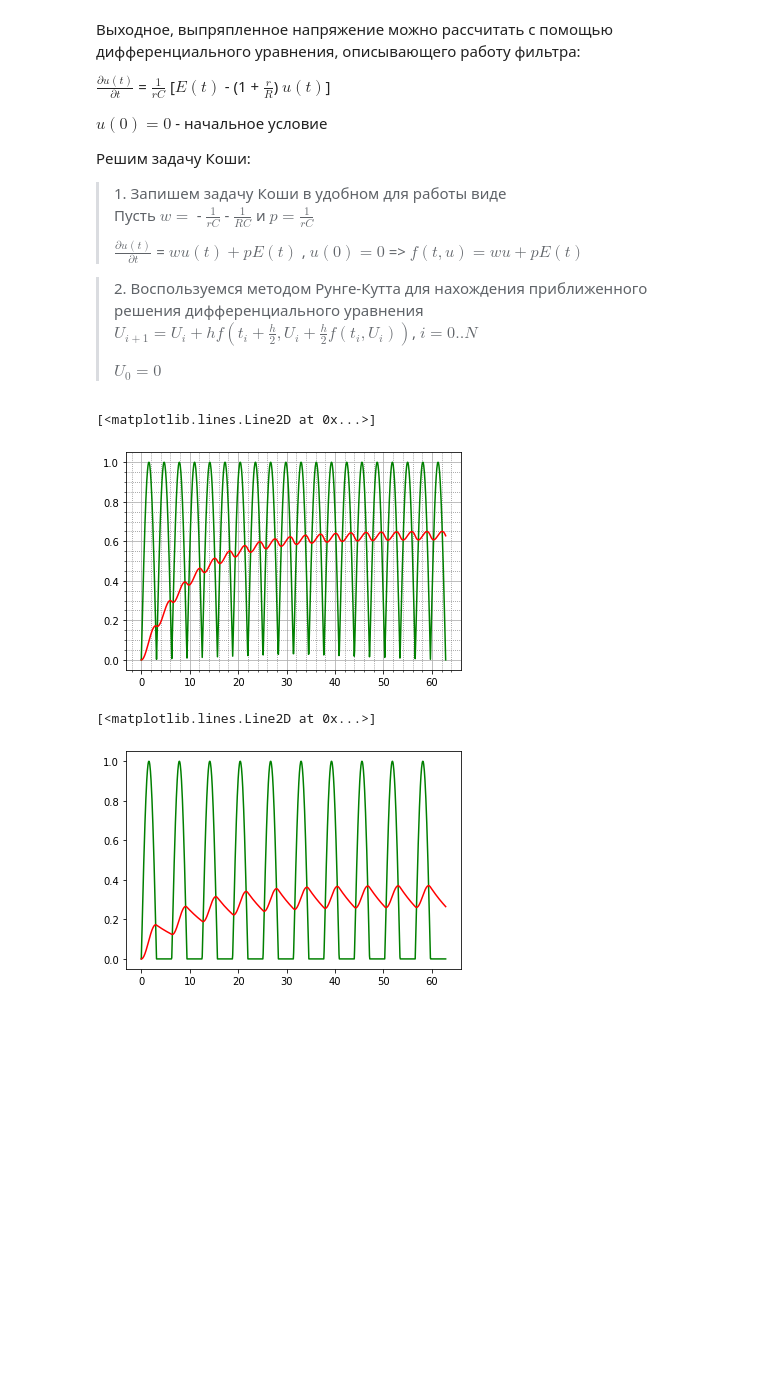
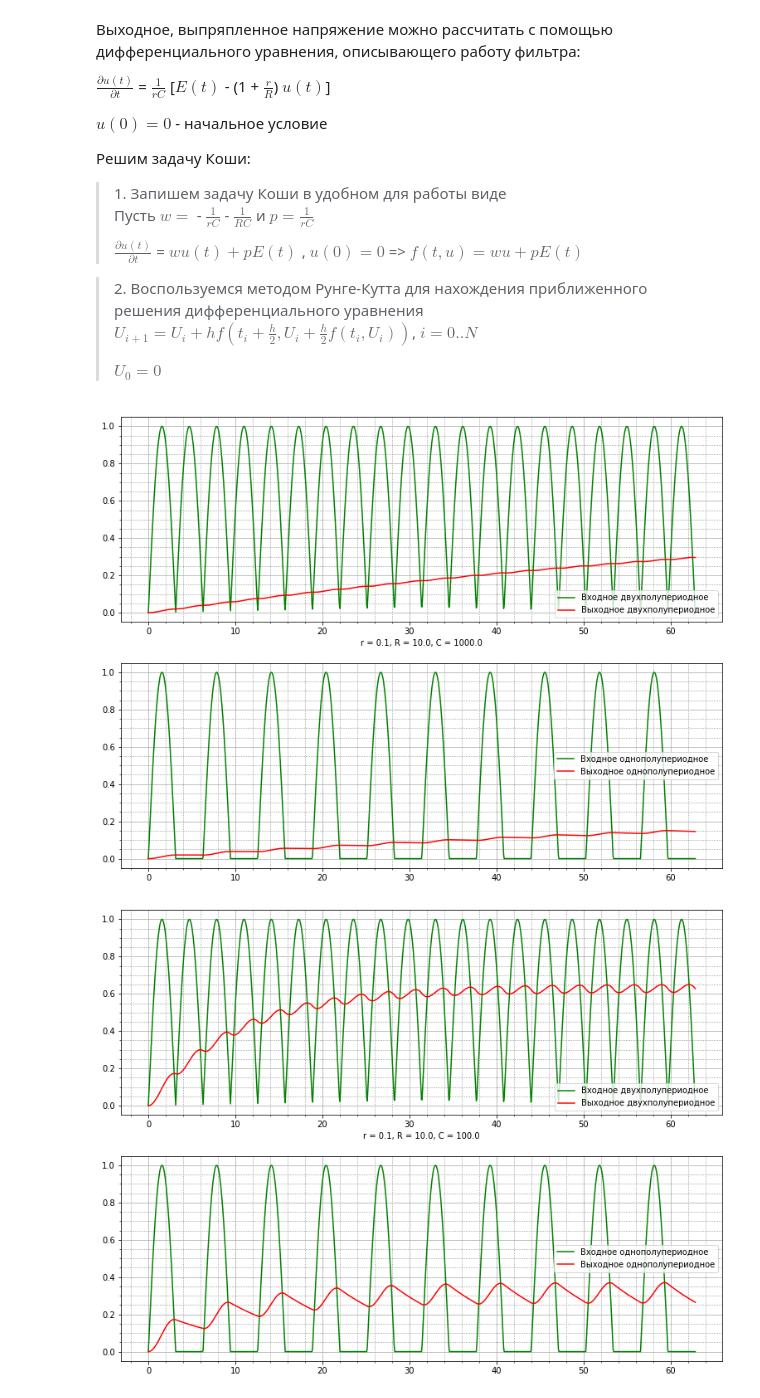
Before and after one commit to petmila/ITMO_Physics, a Jupyter notebook: Model_Wavering_3_sem/11D_Straightening_with_filtration.ipynb, the cells around one changed output. Drawn from its saved outputs; the diff is of its cells as text; code cells hidden in the pictures; blank space fills up the shorter version.

```diff
--- a/Model_Wavering_3_sem/11D_Straightening_with_filtration.ipynb
+++ b/Model_Wavering_3_sem/11D_Straightening_with_filtration.ipynb
@@ -19,7 +21,8 @@ from matplotlib import pyplot as plt
 # %%
 r = 0.1 # Внутреннее сопротивление источника напряжения
 R = 10.0 # Сопротивление нагрузки
-C = 100.0 # Емкость конденсатора
+C = 1000.0 # Емкость конденсатора
+params = [[r, R, C], [r, R, C/10], [r/10, R, C], [r, R/10, C]]
 # %% [markdown]
 На входе может действовать:
 
@@ -87,16 +77,46 @@ for i in range(999):
-# %%
-plt.minorticks_on()
-plt.grid(True, which='both')
-plt.grid(which='minor', color='gray', linestyle=':')
-
-plt.plot(t, E_two(t), color='green', label="U(t)")
-plt.plot(t, U_two, color='red', label="U(t)")
-# %% [output]
-[<matplotlib.lines.Line2D at 0x...>]
-[figure, removed]
-# %%
-plt.plot(t, E_one_draw(t), color='green', label="U(t)")
-plt.plot(t, U_one, color='red', label="U(t)")
-# %% [output]
-[<matplotlib.lines.Line2D at 0x...>]
-[figure, removed]
+# %%
+def animate(r, R, C):
+
+    fig = plt.figure(figsize=(13,10))
+    axs = fig.subplots(2,1)
+    w = -1/(r*C) - 1/(C*R)
+    p = 1/(r*C)
+
+    f_one = lambda t, u : w*u + p*E_one(t)
+    f_two = lambda t, u : w*u + p*E_two(t)
+
+    U_one = []
+    U_one.append(0)
+    U_two = []
+    U_two.append(0)
+    for i in range(999):
+        U_one.append(U_i(i, f_one, U_one))
+        U_two.append(U_i(i, f_two, U_two))
+
+    axs[0].clear()
+    axs[1].clear()
+
+    axs[0].minorticks_on()
+    axs[0].grid(True, which='both')
+    axs[0].grid(which='minor', color='gray', linestyle=':')
+
+    axs[1].minorticks_on()
+    axs[1].grid(True, which='both')
+    axs[1].grid(which='minor', color='gray', linestyle=':')
+
+    axs[1].plot(t, E_one_draw(t), color='green', label="Входное однополупериодное")
+    axs[1].plot(t, U_one, color='red', label="Выходное однополупериодное")
+    axs[0].plot(t, E_two(t), color='green', label="Входное двухполупериодное")
+    axs[0].plot(t, U_two, color='red', label="Выходное двухполупериодное")
+
+    axs[0].legend()
+    axs[0].set_xlabel(f'r = {r}, R = {R}, C = {C}')
+    axs[1].legend()
+
+    fig.savefig(f'r = {r}, R = {R}, C = {C}.jpeg')
+
+for i in range(len(params)):
+    animate(params[i][0], params[i][1], params[i][2])
+# %% [output]
+[figure, added]
+[figure, added]
```
Also changed, not shown: parts of 5 cells of this notebook, 4 other files.
